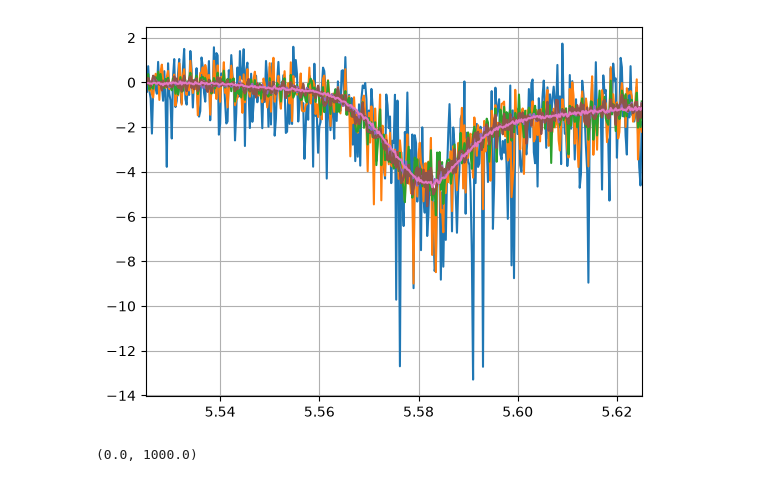
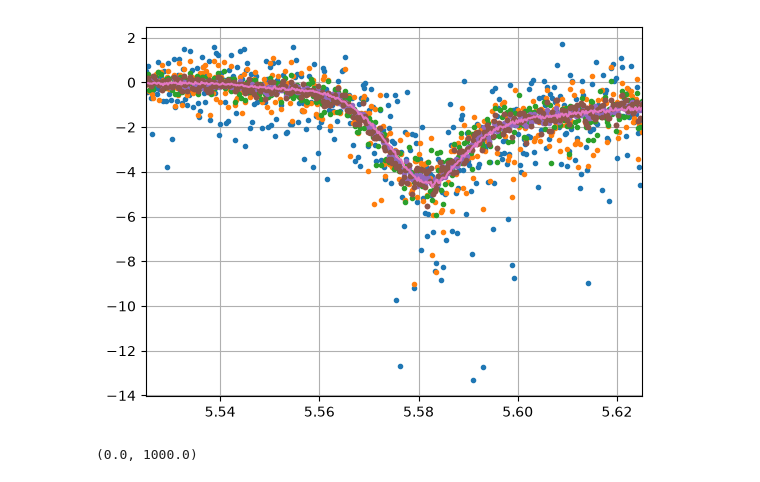
Before and after one commit to LafeLabs/noisecube, a Jupyter notebook: averages/averages.ipynb, the cells around one changed output. Saved outputs shown, nothing was run; the diff lists cells and outputs as text; code cells hidden in the pictures.

```diff
--- a/averages/averages.ipynb
+++ b/averages/averages.ipynb
@@ -12,35 +12,35 @@ averages = json.load(urlopen(data_url))
 # %%
 averages['s_db'] = np.array(averages['s_db'])
 linear_traces = 10 ** (averages['s_db'] / 20)
 
 linear_average = np.mean(linear_traces[:1], axis=0)
 db_average1 = 10 * np.log10(linear_average)
 linear_average = np.mean(linear_traces[:3], axis=0)
 db_average3 = 10 * np.log10(linear_average)
 linear_average = np.mean(linear_traces[:10], axis=0)
 db_average10 = 10 * np.log10(linear_average)
 linear_average = np.mean(linear_traces[:30], axis=0)
 db_average30 = 10 * np.log10(linear_average)
 linear_average = np.mean(linear_traces[:100], axis=0)
 db_average100 = 10 * np.log10(linear_average)
 linear_average = np.mean(linear_traces[:30], axis=0)
 db_average300 = 10 * np.log10(linear_average)
 linear_average = np.mean(linear_traces[:999], axis=0)
 db_average1000 = 10 * np.log10(linear_average)
 
-plt.plot(averages['fghz'],db_average1- db_average1000[0])
-plt.plot(averages['fghz'],db_average3 - db_average1000[0])
-plt.plot(averages['fghz'],db_average10 - db_average1000[0])
-plt.plot(averages['fghz'],db_average30 - db_average1000[0])
-plt.plot(averages['fghz'],db_average100 - db_average1000[0])
-plt.plot(averages['fghz'],db_average300 - db_average1000[0])
+plt.plot(averages['fghz'],db_average1- db_average1000[0],'.')
+plt.plot(averages['fghz'],db_average3 - db_average1000[0],'.')
+plt.plot(averages['fghz'],db_average10 - db_average1000[0],'.')
+plt.plot(averages['fghz'],db_average30 - db_average1000[0],'.')
+plt.plot(averages['fghz'],db_average100 - db_average1000[0],'.')
+plt.plot(averages['fghz'],db_average300 - db_average1000[0],'.')
 plt.plot(averages['fghz'],db_average1000 - db_average1000[0])
 
 plt.xlim([averages['fghz'][0],averages['fghz'][-1]])
 #plt.ylim([])
 plt.grid()
 # %% [output]
-[figure, old version]
+[figure, new version]
 # %%
 first_point = np.transpose(linear_traces)[0]
 
```
Also changed, not shown: 2 other files.
